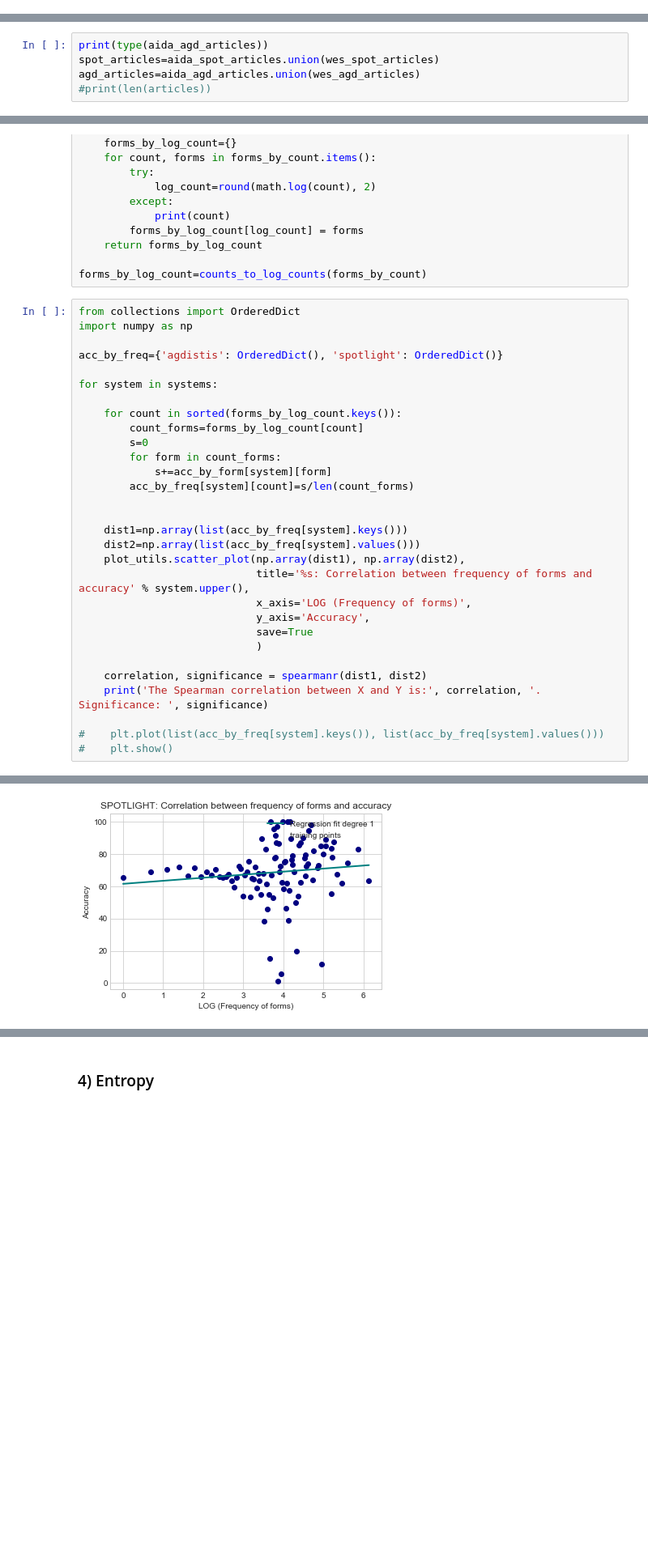
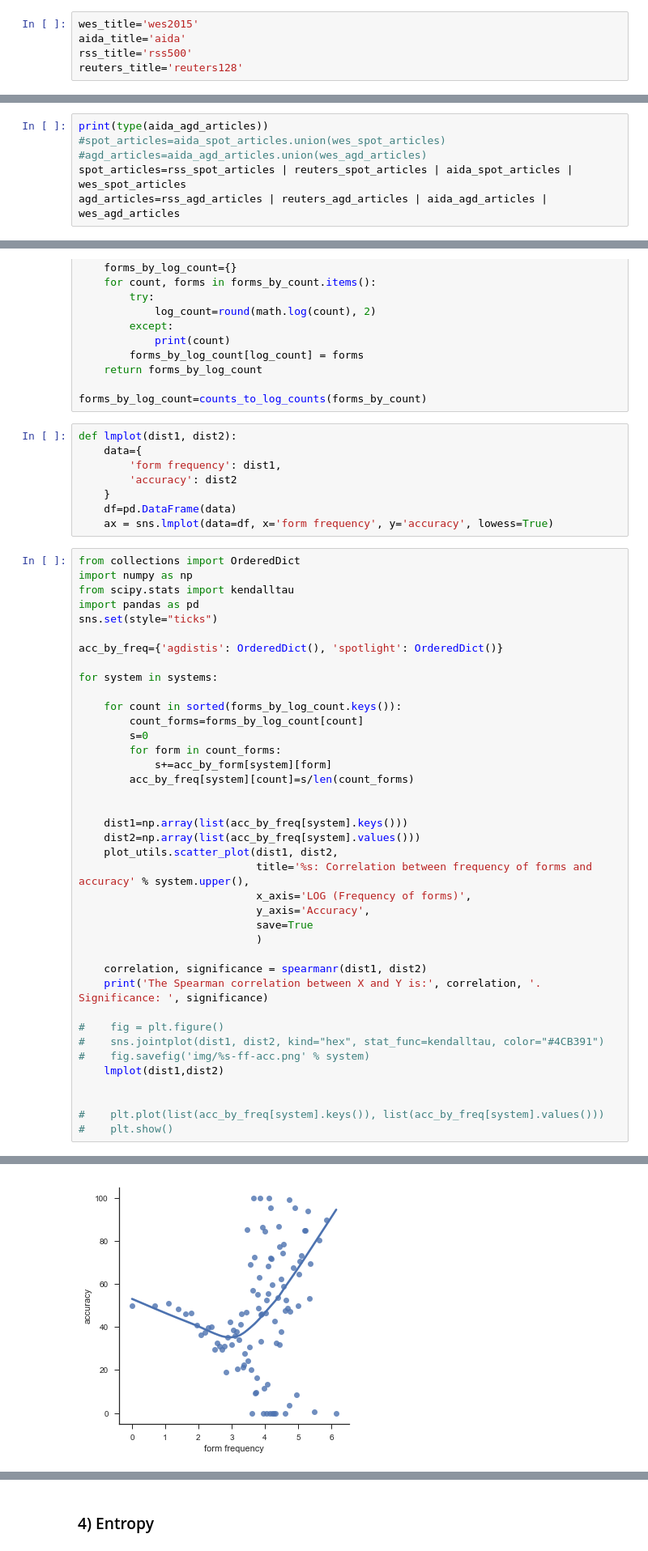
Before and after one commit to cltl/HumanLikeEL, a Jupyter notebook: System Analysis.ipynb, the cells around one changed output, grey strips where cells are left out. Shown at 81% size. Cells and saved outputs as stored; diff of their text form; blank space fills up the shorter version.

```diff
--- a/System Analysis.ipynb
+++ b/System Analysis.ipynb
@@ -7,6 +7,11 @@ import seaborn as sns
 sns.set_style("whitegrid")
 # %% [markdown]
 ### 1) Load data from BIN files
+# %%
+wes_title='wes2015'
+aida_title='aida'
+rss_title='rss500'
+reuters_title='reuters128'
 # %%
 ### Load data from disk
 import pickle
@@ -46,9 +57,10 @@ from collections import defaultdict
 **1.1. Pick dataset**
 # %%
 print(type(aida_agd_articles))
-spot_articles=aida_spot_articles.union(wes_spot_articles)
-agd_articles=aida_agd_articles.union(wes_agd_articles)
-#print(len(articles))
+#spot_articles=aida_spot_articles.union(wes_spot_articles)
+#agd_articles=aida_agd_articles.union(wes_agd_articles)
+spot_articles=rss_spot_articles | reuters_spot_articles | aida_spot_articles | wes_spot_articles
+agd_articles=rss_agd_articles | reuters_agd_articles | aida_agd_articles | wes_agd_articles
 # %% [output]
 <class 'set'>
 # %%
@@ -226,9 +238,20 @@ def counts_to_log_counts(forms_by_count):
     return forms_by_log_count
 
 forms_by_log_count=counts_to_log_counts(forms_by_count)
+# %%
+def lmplot(dist1, dist2):
+    data={
+        'form frequency': dist1,
+        'accuracy': dist2
+    }
+    df=pd.DataFrame(data)
+    ax = sns.lmplot(data=df, x='form frequency', y='accuracy', lowess=True)
 # %%
 from collections import OrderedDict
 import numpy as np
+from scipy.stats import kendalltau
+import pandas as pd
+sns.set(style="ticks")
 
 acc_by_freq={'agdistis': OrderedDict(), 'spotlight': OrderedDict()}
 
@@ -244,7 +267,7 @@ for system in systems:
 
     dist1=np.array(list(acc_by_freq[system].keys()))
     dist2=np.array(list(acc_by_freq[system].values()))
-    plot_utils.scatter_plot(np.array(dist1), np.array(dist2),
+    plot_utils.scatter_plot(dist1, dist2,
                             title='%s: Correlation between frequency of forms and accuracy' % system.upper(),
                             x_axis='LOG (Frequency of forms)',
                             y_axis='Accuracy',
@@ -254,6 +277,12 @@ for system in systems:
     correlation, significance = spearmanr(dist1, dist2)
     print('The Spearman correlation between X and Y is:', correlation, '. Significance: ', significance)
 
+#    fig = plt.figure()
+#    sns.jointplot(dist1, dist2, kind="hex", stat_func=kendalltau, color="#4CB391")
+#    fig.savefig('img/%s-ff-acc.png' % system)
+    lmplot(dist1,dist2)
+
+
 #    plt.plot(list(acc_by_freq[system].keys()), list(acc_by_freq[system].values()))
 #    plt.show()
 # %% [output]
@@ -262 +291 @@ The Spearman correlation between X and Y is: 0.303675699613 . Significance:  0.0
-[figure, old version]
+[figure, new version]
```
Also changed, not shown: parts of 21 cells of this notebook, 4 other files.
